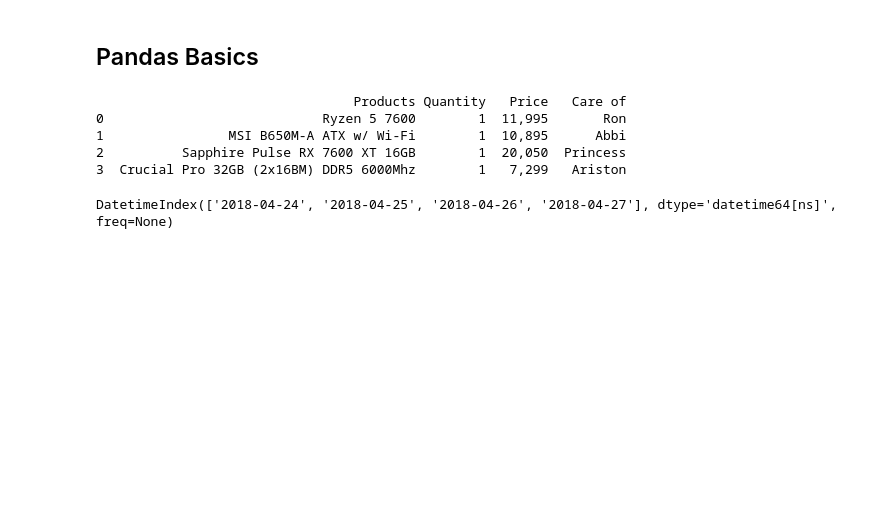
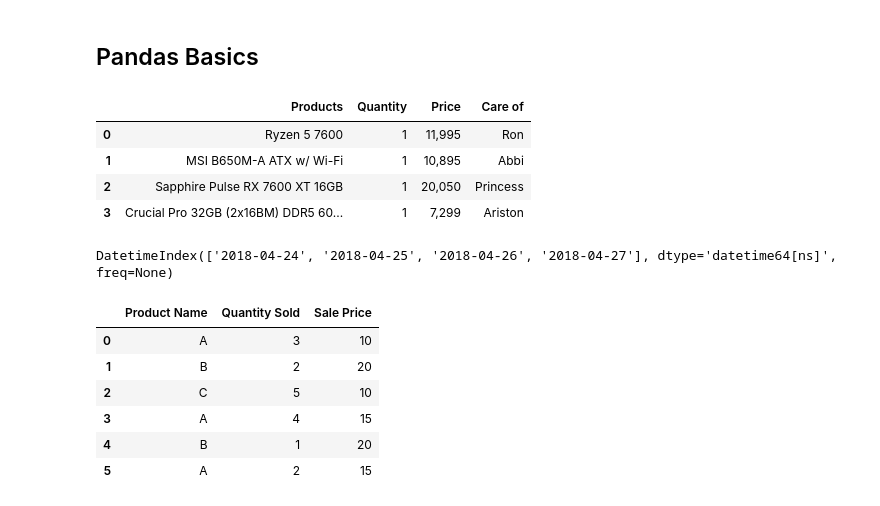
Before and after one commit to Lettush/DA-Course, a Jupyter notebook: Pandas Basics.ipynb, the cells around one changed output. Cells and saved outputs as stored; diff of their text form; code cells hidden in the pictures; blank space fills up the shorter version.

```diff
--- a/Pandas Basics.ipynb
+++ b/Pandas Basics.ipynb
@@ -23,15 +23,32 @@ my_wish_list = pd.DataFrame({
     'Care of': ['Ron', 'Abbi', 'Princess', 'Ariston']
 })
 
-print(my_wish_list)
+my_wish_list
 # %% [output]
-                                 Products Quantity   Price   Care of
-0                            Ryzen 5 7600        1  11,995       Ron
-1                MSI B650M-A ATX w/ Wi-Fi        1  10,895      Abbi
-2          Sapphire Pulse RX 7600 XT 16GB        1  20,050  Princess
-3  Crucial Pro 32GB (2x16BM) DDR5 6000Mhz        1   7,299   Ariston
+|  | Products | Quantity | Price | Care of |
+| 0 | Ryzen 5 7600 | 1 | 11,995 | Ron |
+| 1 | MSI B650M-A ATX w/ Wi-Fi | 1 | 10,895 | Abbi |
+| 2 | Sapphire Pulse RX 7600 XT 16GB | 1 | 20,050 | Princess |
+| 3 | Crucial Pro 32GB (2x16BM) DDR5 60... | 1 | 7,299 | Ariston |
 # %%
 # Create a range of periods from a start to an end date
 pd.date_range(start='2018-04-24', end='2018-04-27', periods=4)
 # %% [output]
 DatetimeIndex(['2018-04-24', '2018-04-25', '2018-04-26', '2018-04-27'], dtype='datetime64[ns]', freq=None)
+# %%
+data = {
+    'Product Name': ['A', 'B', 'C', 'A', 'B', 'A'],
+    'Quantity Sold': [3, 2, 5, 4, 1, 2],
+    'Sale Price': [10, 20, 10, 15, 20, 15]
+}
+
+sales_df = pd.DataFrame(data)
+sales_df
+# %% [output]
+|  | Product Name | Quantity Sold | Sale Price |
+| 0 | A | 3 | 10 |
+| 1 | B | 2 | 20 |
+| 2 | C | 5 | 10 |
+| 3 | A | 4 | 15 |
+| 4 | B | 1 | 20 |
+| 5 | A | 2 | 15 |
```
Also changed, not shown: parts of 27 cells of this notebook, 4 other files.
